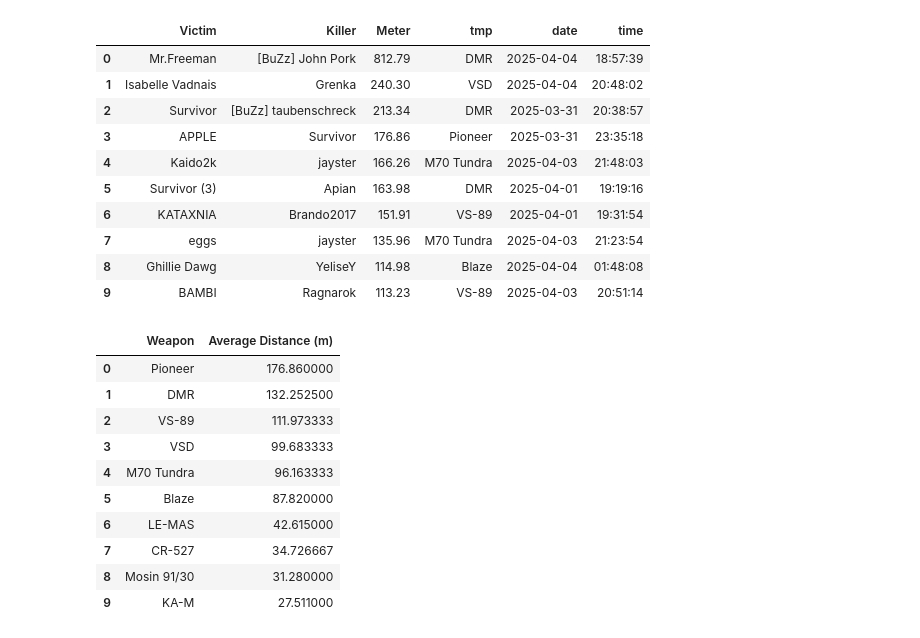
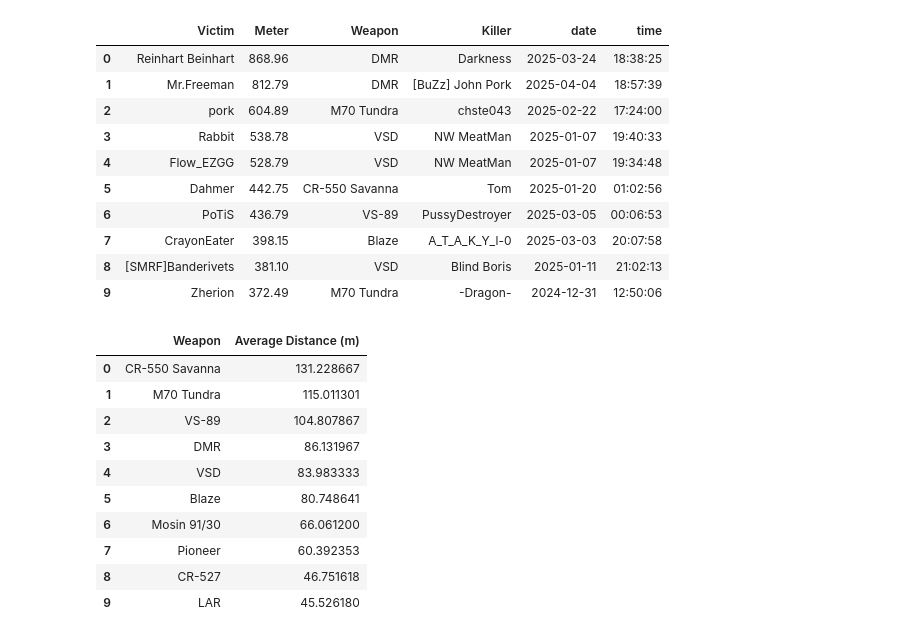
Before and after one commit to lucahlg/DayZAnalytics, a Jupyter notebook: discord.ipynb, the cells around one changed output. Cells and saved outputs as stored; diff of their text form; code cells hidden in the pictures.

```diff
--- a/discord.ipynb
+++ b/discord.ipynb
@@ -34,7 +34,21 @@ df.drop(columns=['author'], inplace=True)
 # Meter: after ", " and before "m)"
 
 df['Victim'] = df['content'].str.extract(r'^(.*?) got killed by ')
-df['Killer'] = df['content'].str.extract(r' got killed by (.*?) \(')
+
+# if Victim contains "Survivor (<any number>)" set the String to "User"
+df['Victim'] = df['Victim'].str.replace(r'Survivor \(\d+\)', 'User', regex=True)
+
+
+# tmp: everything after 'got killed by '
+df['tmp2'] = df['content'].str.split('got killed by ').str[1]
+# reverse the order of the characters in colmn tmp2
+df['tmp2'] = df['tmp2'].str[::-1]
+# reverse the order of the characters in column tmp2 again
+df['tmp2'] = df['tmp2'].str[::-1]
+
+
+
+
 df['Meter'] = df['content'].str.extract(r', (.*?)m\)')
 
 # TMP: reverse the order of the characters in colmn content
@@ -44,8 +58,12 @@ df['tmp'] = df['tmp'].str.split(' ,').str[1]
 # remove everything behind the first "( " with regex
 df['tmp'] = df['tmp'].str.replace(r'\(.*', '', regex=True)
 # reverse the order of the characters in column tmp again
-df['tmp'] = df['tmp'].str[::-1]
-
+df['Weapon'] = df['tmp'].str[::-1]
+# split the column tmp2 by " (". Sometimes there are two " (" in the column in this case we combine [0] and [1]
+df['Killer'] = df['tmp2'].str.split(' \(').str[0]
+# drop the column tmp2
+df.drop(columns=['tmp'], inplace=True)
+df.drop(columns=['tmp2'], inplace=True)
 
 
 # drop the column content
@@ -71,5 +89,5 @@ df.drop_duplicates(inplace=True)
 #  cast m to number
 df['Meter'] = df['Meter'].str.replace('m', '').astype(float)
 
-df
+df.head(50)
 # %% [output]
@@ -151,36 +193,36 @@ top_10_kills_by_meter = df.nlargest(10, 'Meter')
 top_10_kills_by_meter.reset_index(drop=True, inplace=True)
 top_10_kills_by_meter
 # %% [output]
-|  | Victim | Killer | Meter | tmp | date | time |
-| 0 | Mr.Freeman | [BuZz] John Pork | 812.79 | DMR | 2025-04-04 | 18:57:39 |
-| 1 | Isabelle Vadnais | Grenka | 240.30 | VSD | 2025-04-04 | 20:48:02 |
-| 2 | Survivor | [BuZz] taubenschreck | 213.34 | DMR | 2025-03-31 | 20:38:57 |
-| 3 | APPLE | Survivor | 176.86 | Pioneer | 2025-03-31 | 23:35:18 |
-| 4 | Kaido2k | jayster | 166.26 | M70 Tundra | 2025-04-03 | 21:48:03 |
-| 5 | Survivor (3) | Apian | 163.98 | DMR | 2025-04-01 | 19:19:16 |
-| 6 | KATAXNIA | Brando2017 | 151.91 | VS-89 | 2025-04-01 | 19:31:54 |
-| 7 | eggs | jayster | 135.96 | M70 Tundra | 2025-04-03 | 21:23:54 |
-| 8 | Ghillie Dawg | YeliseY | 114.98 | Blaze | 2025-04-04 | 01:48:08 |
-| 9 | BAMBI | Ragnarok | 113.23 | VS-89 | 2025-04-03 | 20:51:14 |
+|  | Victim | Meter | Weapon | Killer | date | time |
+| 0 | Reinhart Beinhart | 868.96 | DMR | Darkness | 2025-03-24 | 18:38:25 |
+| 1 | Mr.Freeman | 812.79 | DMR | [BuZz] John Pork | 2025-04-04 | 18:57:39 |
+| 2 | pork | 604.89 | M70 Tundra | chste043 | 2025-02-22 | 17:24:00 |
+| 3 | Rabbit | 538.78 | VSD | NW MeatMan | 2025-01-07 | 19:40:33 |
+| 4 | Flow_EZGG | 528.79 | VSD | NW MeatMan | 2025-01-07 | 19:34:48 |
+| 5 | Dahmer | 442.75 | CR-550 Savanna | Tom | 2025-01-20 | 01:02:56 |
+| 6 | PoTiS | 436.79 | VS-89 | PussyDestroyer | 2025-03-05 | 00:06:53 |
+| 7 | CrayonEater | 398.15 | Blaze | A_T_A_K_Y_l-0 | 2025-03-03 | 20:07:58 |
+| 8 | [SMRF]Banderivets | 381.10 | VSD | Blind Boris | 2025-01-11 | 21:02:13 |
+| 9 | Zherion | 372.49 | M70 Tundra | -Dragon- | 2024-12-31 | 12:50:06 |
 # %%
 # Average kill distance per Weapon
-average_kill_distance = df.groupby('tmp')['Meter'].mean().reset_index()
+average_kill_distance = df.groupby('Weapon')['Meter'].mean().reset_index()
 average_kill_distance.rename(columns={'tmp': 'Weapon', 'Meter': 'Average Distance (m)'}, inplace=True)
 average_kill_distance.sort_values(by='Average Distance (m)', ascending=False, inplace=True)
 average_kill_distance.reset_index(drop=True, inplace=True)
 average_kill_distance.head(10)
 # %% [output]
 |  | Weapon | Average Distance (m) |
-| 0 | Pioneer | 176.860000 |
-| 1 | DMR | 132.252500 |
-| 2 | VS-89 | 111.973333 |
-| 3 | VSD | 99.683333 |
-| 4 | M70 Tundra | 96.163333 |
-| 5 | Blaze | 87.820000 |
-| 6 | LE-MAS | 42.615000 |
-| 7 | CR-527 | 34.726667 |
-| 8 | Mosin 91/30 | 31.280000 |
-| 9 | KA-M | 27.511000 |
+| 0 | CR-550 Savanna | 131.228667 |
+| 1 | M70 Tundra | 115.011301 |
+| 2 | VS-89 | 104.807867 |
+| 3 | DMR | 86.131967 |
+| 4 | VSD | 83.983333 |
+| 5 | Blaze | 80.748641 |
+| 6 | Mosin 91/30 | 66.061200 |
+| 7 | Pioneer | 60.392353 |
+| 8 | CR-527 | 46.751618 |
+| 9 | LAR | 45.526180 |
 # %%
 # Top weapons by kill count with average distance
 top_weapons_by_kill_count = df['tmp'].value_counts().reset_index()
```
Also changed, not shown: parts of 9 cells of this notebook.
